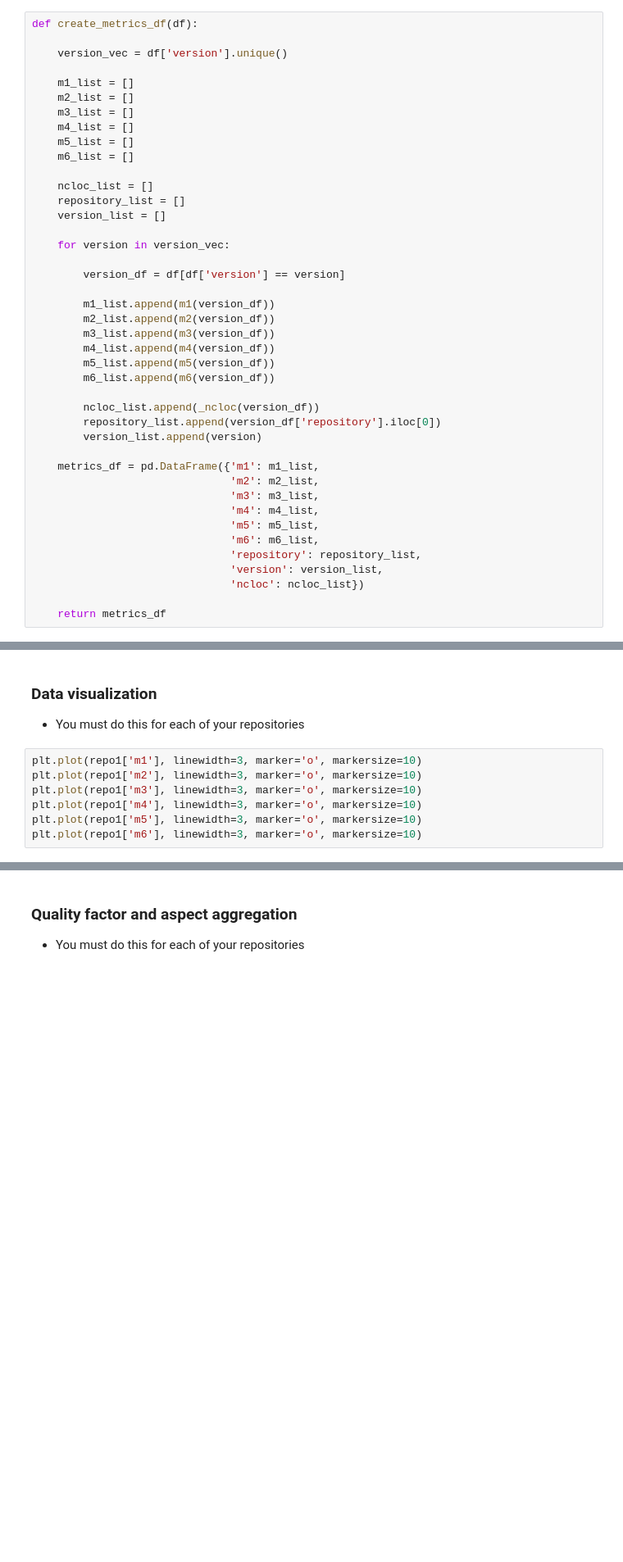
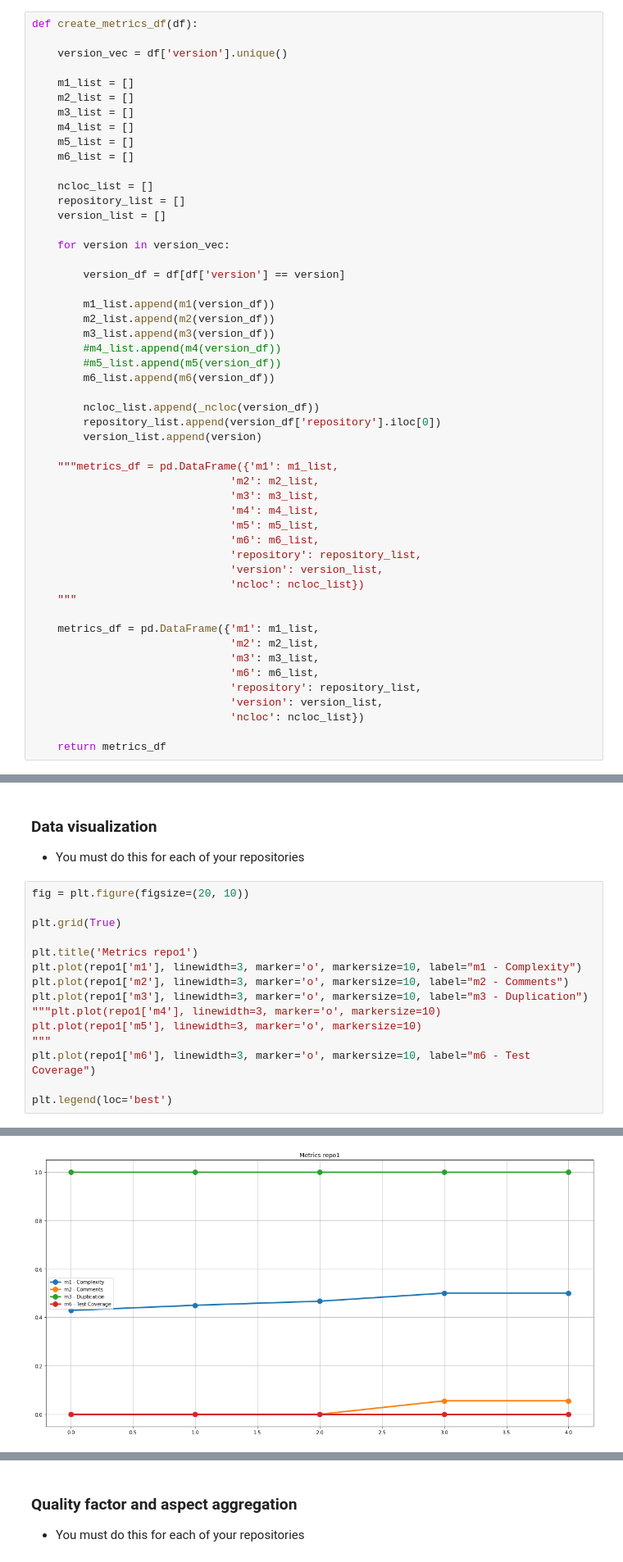
Before and after one commit to fga-eps-mds/2022-1-CAPJu-Doc, a Jupyter notebook: analytics.ipynb, the cells around one changed output, grey strips where cells are left out. Shown: that part at 82% size. Cells and saved outputs as stored; diff of their text form; blank space fills up the shorter version.

```diff
--- a/analytics.ipynb
+++ b/analytics.ipynb
@@ -375,15 +379,15 @@ def create_metrics_df(df):
         m1_list.append(m1(version_df))
         m2_list.append(m2(version_df))
         m3_list.append(m3(version_df))
-        m4_list.append(m4(version_df))
-        m5_list.append(m5(version_df))
+        #m4_list.append(m4(version_df))
+        #m5_list.append(m5(version_df))
         m6_list.append(m6(version_df))
 
         ncloc_list.append(_ncloc(version_df))
         repository_list.append(version_df['repository'].iloc[0])
         version_list.append(version)
 
-    metrics_df = pd.DataFrame({'m1': m1_list,
+    """metrics_df = pd.DataFrame({'m1': m1_list,
                                'm2': m2_list,
                                'm3': m3_list,
                                'm4': m4_list,
@@ -392,6 +396,15 @@ def create_metrics_df(df):
                                'repository': repository_list,
                                'version': version_list,
                                'ncloc': ncloc_list})
+    """
+
+    metrics_df = pd.DataFrame({'m1': m1_list,
+                               'm2': m2_list,
+                               'm3': m3_list,
+                               'm6': m6_list,
+                               'repository': repository_list,
+                               'version': version_list,
+                               'ncloc': ncloc_list})
 
     return metrics_df
 # %%
@@ -422,9 +416,18 @@ KeyError: nan
 
 - You must do this for each of your repositories
 # %%
-plt.plot(repo1['m1'], linewidth=3, marker='o', markersize=10)
-plt.plot(repo1['m2'], linewidth=3, marker='o', markersize=10)
-plt.plot(repo1['m3'], linewidth=3, marker='o', markersize=10)
-plt.plot(repo1['m4'], linewidth=3, marker='o', markersize=10)
+fig = plt.figure(figsize=(20, 10))
+
+plt.grid(True)
+
+plt.title('Metrics repo1')
+plt.plot(repo1['m1'], linewidth=3, marker='o', markersize=10, label="m1 - Complexity")
+plt.plot(repo1['m2'], linewidth=3, marker='o', markersize=10, label="m2 - Comments")
+plt.plot(repo1['m3'], linewidth=3, marker='o', markersize=10, label="m3 - Duplication")
+"""plt.plot(repo1['m4'], linewidth=3, marker='o', markersize=10)
 plt.plot(repo1['m5'], linewidth=3, marker='o', markersize=10)
-plt.plot(repo1['m6'], linewidth=3, marker='o', markersize=10)
+"""
+plt.plot(repo1['m6'], linewidth=3, marker='o', markersize=10, label="m6 - Test Coverage")
+
+plt.legend(loc='best')
+# %% [output]
@@ -431 +435,2 @@ plt.plot(repo1['m6'], linewidth=3, marker='o', markersize=10)
+[figure, added]
 # %%
```
Also changed, not shown: parts of 24 cells of this notebook.
